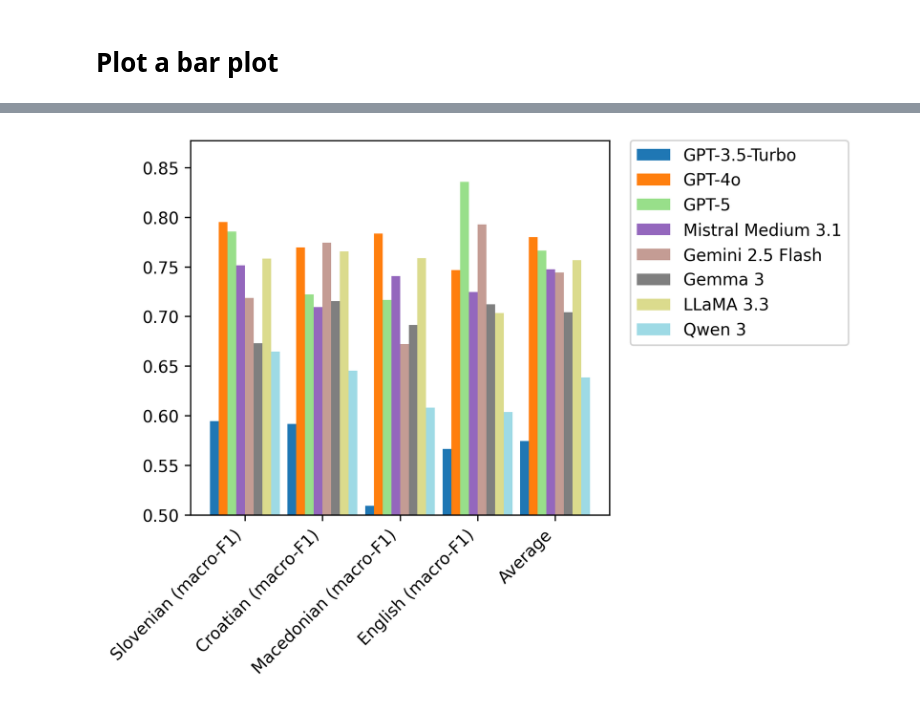
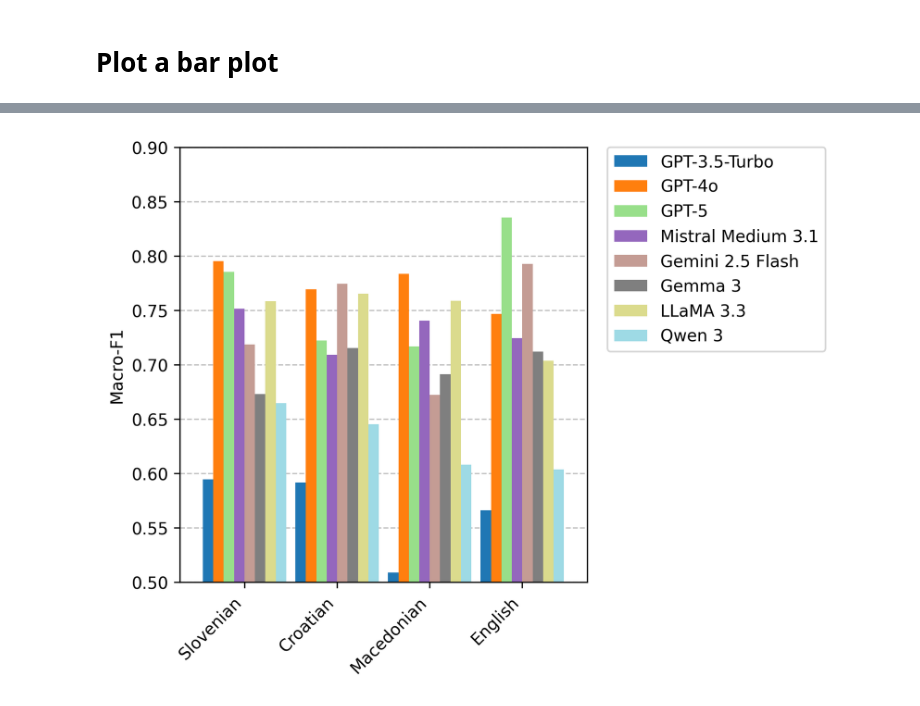
Before and after one commit to TajaKuzman/Benchmarking-Text-Classification-on-South-Slavic, a Jupyter notebook: Genre-Automatic-Identification-Benchmark/evaluation-for-the-paper/evaluation_of_results.ipynb, the cells around one changed output, grey strips where cells are left out. Cells and saved outputs as stored; diff of their text form; code cells hidden in the pictures.

Commit message:
Improved plots

```diff
--- a/Genre-Automatic-Identification-Benchmark/evaluation-for-the-paper/evaluation_of_results.ipynb
+++ b/Genre-Automatic-Identification-Benchmark/evaluation-for-the-paper/evaluation_of_results.ipynb
@@ -235,0 +247,12 @@ plt
+# %%
+# Rename rule
+def create_rename_dict(df):
+	columns = df.columns.to_list()
+	new_dict = {}
+	for column in columns:
+		if "macro-F1" in column:
+			new_dict[column] = column.replace(" (macro-F1)", "")
+	return new_dict
+# %%
+rename_dict = create_rename_dict(results_df)
+rename_dict
@@ -235,0 +264,3 @@ plt
+# %%
+results_df.rename(columns=rename_dict, inplace=True)
+results_df
@@ -236,7 +284,7 @@ plt
 # %%
 results_gpt = results_df[~results_df["Model"].isin(["Dummy (Frequent)", "Fine-Tuned BERT-Like Model", 'DeepSeek-R1-Distill'])]
 
-results_transposed = results_gpt.set_index(results_gpt["Model"]).drop(columns=["Model", 'Slovenian (micro-F1)', 'Croatian (micro-F1)', 'Macedonian (micro-F1)', 'English (micro-F1)']).transpose()
+results_transposed = results_gpt.set_index(results_gpt["Model"]).drop(columns=["Model", 'Slovenian (micro-F1)', 'Croatian (micro-F1)', 'Macedonian (micro-F1)', 'English (micro-F1)', 'Average']).transpose()
 
 results_transposed = results_transposed[['GPT-3.5-Turbo', 'GPT-4o', 'GPT-5', 'Mistral Medium 3.1', 'Gemini 2.5 Flash','Gemma 3', 'LLaMA 3.3', 'Qwen 3']]
 
@@ -251,22 +298,29 @@ results_transposed
 # %%
 import matplotlib.pyplot as plt
 
 plt.rcParams["figure.dpi"] = 300
 
 ax = results_transposed.plot(kind="bar", width=0.9,colormap="tab20")
 
 # Move legend outside
 ax.legend(
     bbox_to_anchor=(1.05, 1),  # Position legend to the right
     loc='upper left',          # Anchor point
     borderaxespad=0
 )
 
 ax.set_ylim(0.5, None)
 ax.set_xticklabels(ax.get_xticklabels(), rotation=45, ha='right')
+ax.set_ylabel("Macro-F1")
+
+# Add horizontal grid lines every 0.05
+ymin, ymax = ax.get_ylim()
+ax.set_yticks(np.arange(round(ymin, 2), round(ymax + 0.05, 2), 0.05))  # steps of 0.05
+ax.yaxis.grid(True, linestyle='--', linewidth=0.8, color='gray', alpha=0.5)
+ax.set_axisbelow(True)
 
 plt.tight_layout()  # Adjust layout so nothing is cut off
 plt.savefig("gpt_comparison.png", dpi=300)
 plt.show()
 # %% [output]
-[figure, old version]
+[figure, new version]
```
Also changed, not shown: parts of 12 cells of this notebook, 26 other files.
